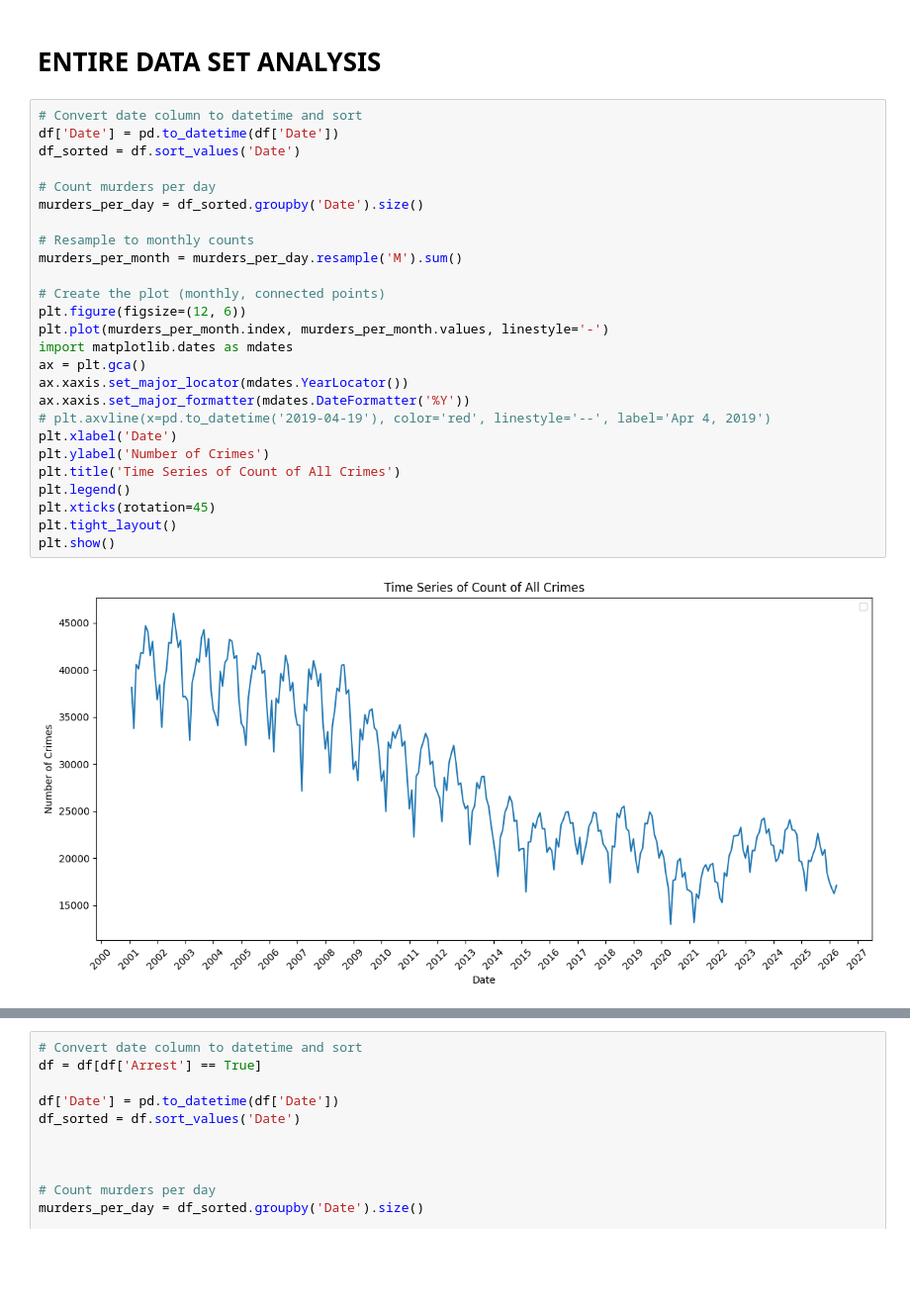
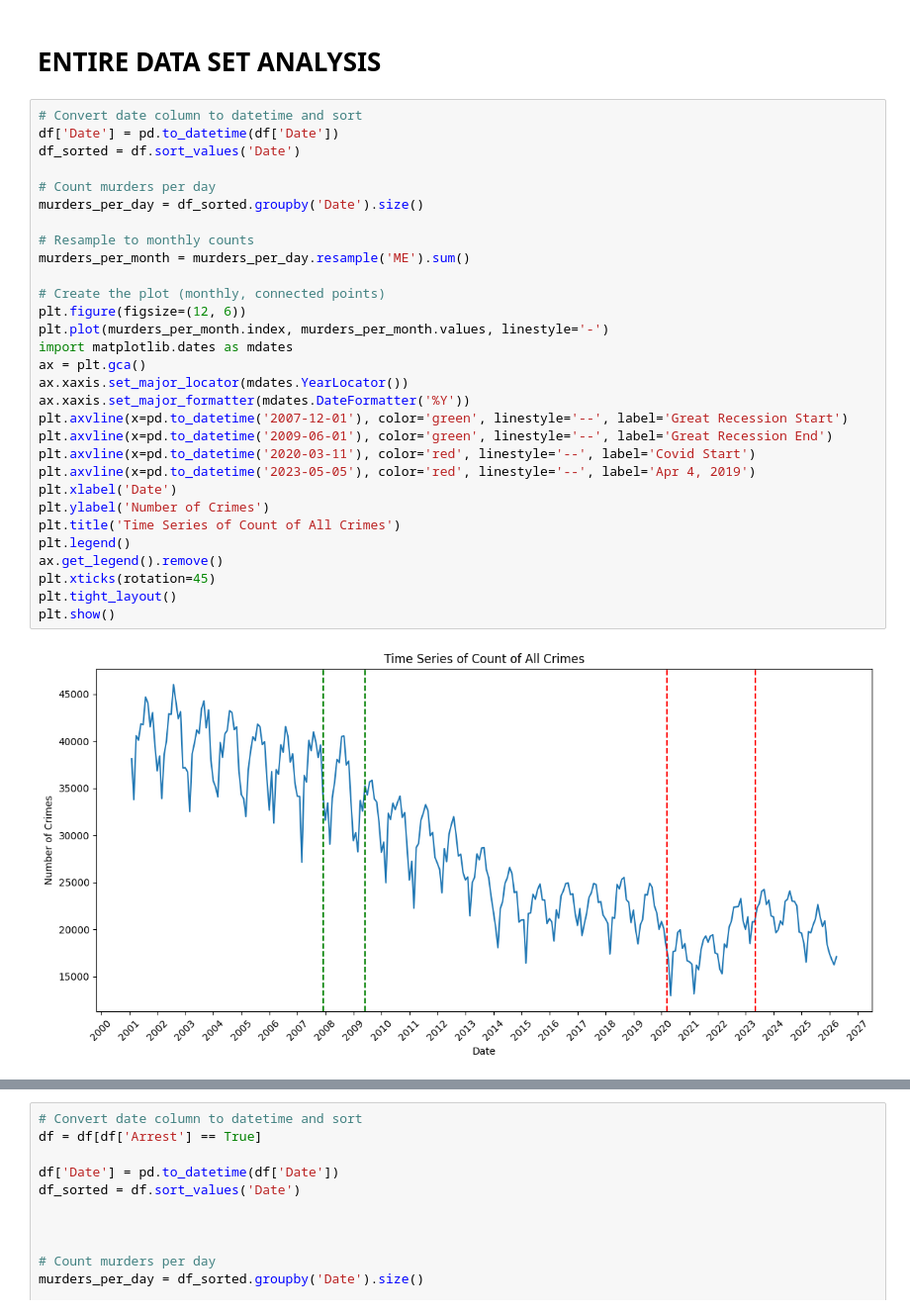
Before and after one commit to DylanBerry1/gun-violence-analysis, a Jupyter notebook: notebooks/exploration/entire_dataset_chicago_analysis.ipynb, the cells around one changed output, grey strips where cells are left out. Shown at 99% size. Drawn from its saved outputs; the diff is of its cells as text; blank space fills up the shorter version.

Commit message:
updated graphs and baseline arrest model created

```diff
--- a/notebooks/exploration/entire_dataset_chicago_analysis.ipynb
+++ b/notebooks/exploration/entire_dataset_chicago_analysis.ipynb
@@ -105,28 +105,32 @@ Name: ID, dtype: int64
 # %%
 # Convert date column to datetime and sort
 df['Date'] = pd.to_datetime(df['Date'])
 df_sorted = df.sort_values('Date')
 
 # Count murders per day
 murders_per_day = df_sorted.groupby('Date').size()
 
 # Resample to monthly counts
-murders_per_month = murders_per_day.resample('M').sum()
+murders_per_month = murders_per_day.resample('ME').sum()
 
 # Create the plot (monthly, connected points)
 plt.figure(figsize=(12, 6))
 plt.plot(murders_per_month.index, murders_per_month.values, linestyle='-')
 import matplotlib.dates as mdates
 ax = plt.gca()
 ax.xaxis.set_major_locator(mdates.YearLocator())
 ax.xaxis.set_major_formatter(mdates.DateFormatter('%Y'))
-# plt.axvline(x=pd.to_datetime('2019-04-19'), color='red', linestyle='--', label='Apr 4, 2019')
+plt.axvline(x=pd.to_datetime('2007-12-01'), color='green', linestyle='--', label='Great Recession Start')
+plt.axvline(x=pd.to_datetime('2009-06-01'), color='green', linestyle='--', label='Great Recession End')
+plt.axvline(x=pd.to_datetime('2020-03-11'), color='red', linestyle='--', label='Covid Start')
+plt.axvline(x=pd.to_datetime('2023-05-05'), color='red', linestyle='--', label='Apr 4, 2019')
 plt.xlabel('Date')
 plt.ylabel('Number of Crimes')
 plt.title('Time Series of Count of All Crimes')
 plt.legend()
+ax.get_legend().remove()
 plt.xticks(rotation=45)
 plt.tight_layout()
 plt.show()
 # %% [output]
-[figure, old version]
+[figure, new version]
```
Also changed, not shown: parts of 3 cells of this notebook, 1 other file.
